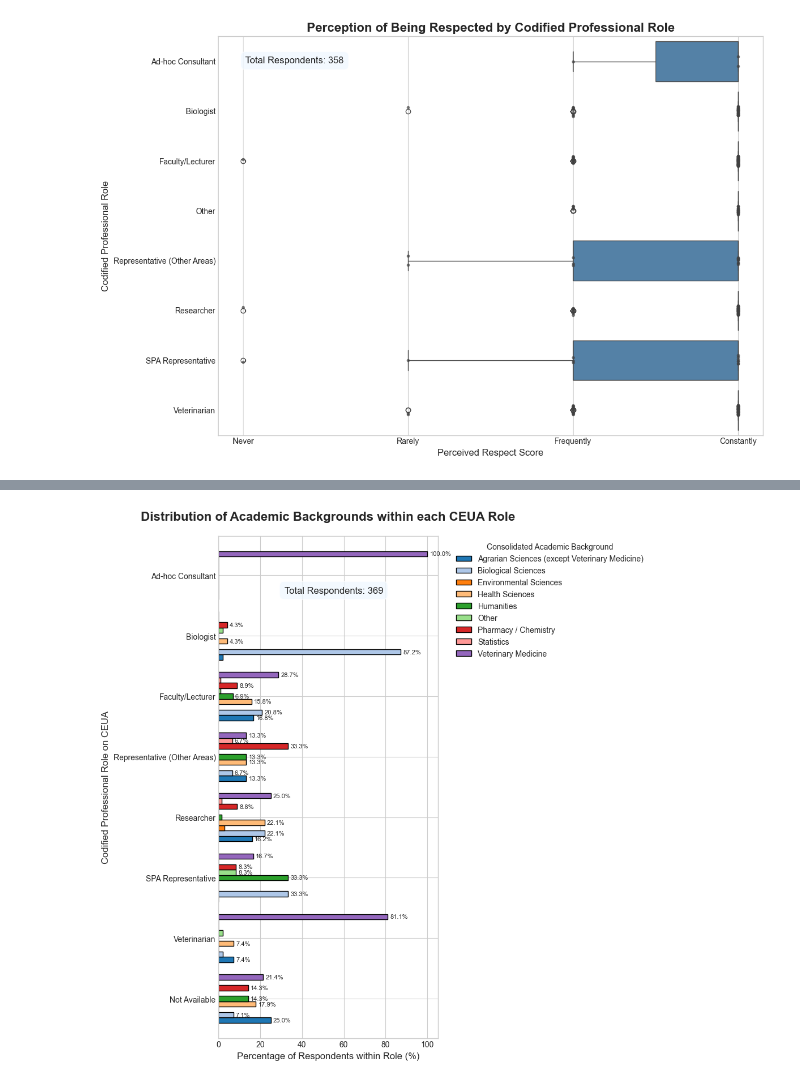
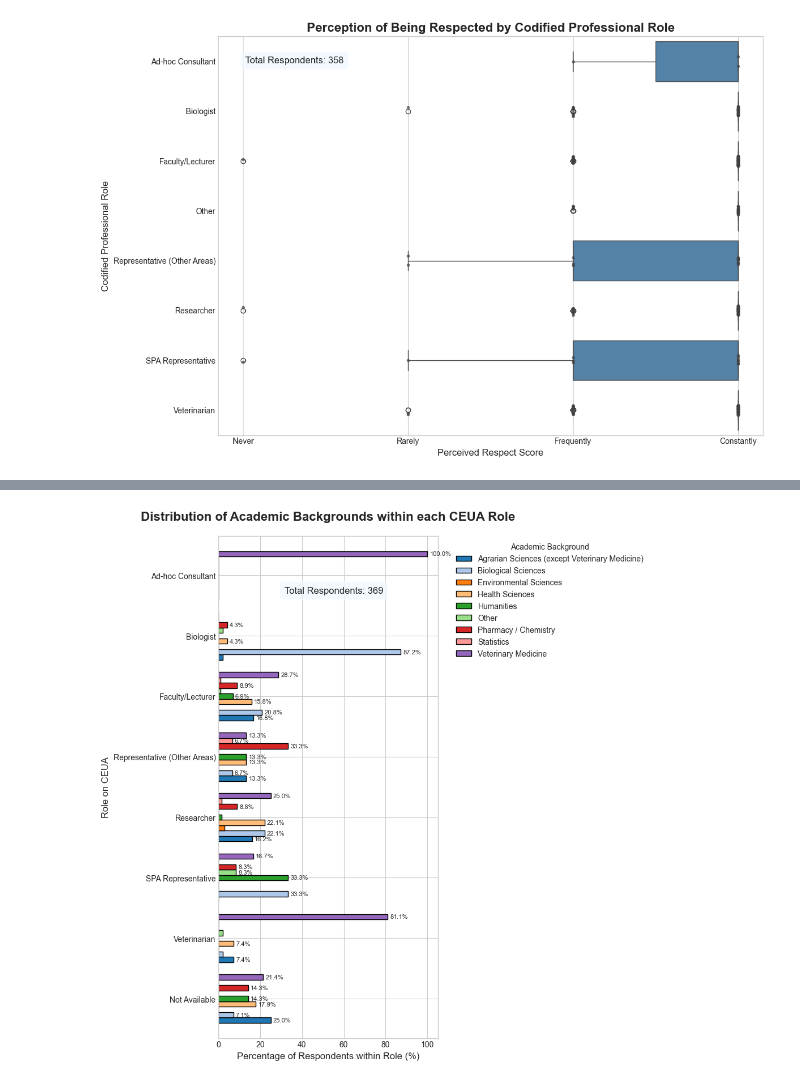
Before and after one commit to 3ff3x0r/CEUAS, a Jupyter notebook: Ceuas_stat.ipynb, the cells around one changed output, grey strips where cells are left out. Cells and saved outputs as stored; diff of their text form; code cells hidden in the pictures.

```diff
--- a/Ceuas_stat.ipynb
+++ b/Ceuas_stat.ipynb
@@ -8043,7 +8043,7 @@ def main():
     plt.xlabel('Proposal Rejection History', fontsize=12)
     plt.ylabel('Time on CEUA (in Years)', fontsize=12)
 
-    ax.text(0.05, 0.95, f'Total Respondents: {final_analysis_count}',
+    ax.text(0.40, 0.90, f'Total Respondents: {final_analysis_count}',
             transform=ax.transAxes, fontsize=12, verticalalignment='top',
             horizontalalignment='left', bbox=dict(boxstyle='round,pad=0.5', fc='aliceblue', alpha=0.8))
 
@@ -8106,7 +8106,8 @@ def get_analysis_data(db_name):
           r."Ativo" = 1;
         """
         df = pd.read_sql_query(query, conn)
-        print("Success: Loaded and joined data for analysis using a plain SQL query.")
+        # Suppressing success message for cleaner output
+        # print("Success: Loaded and joined data for analysis using a plain SQL query.")
         return df
     except Exception as e:
         print(f"An error occurred while querying the database: {e}")
@@ -8145,7 +8146,7 @@ def main():
     df = get_analysis_data(DATABASE_NAME)
 
     if df is None or df.empty:
-        print("Could not proceed with analysis due to data loading issues.")
+        # print("Could not proceed with analysis due to data loading issues.")
         return
 
     df.rename(columns={'Role_Name': 'Role_Raw'}, inplace=True)
@@ -8174,74 +8175,68 @@ def main():
     # --- Contingency Table ---
     contingency_table = pd.crosstab(df['Role'], df['Academic_Group'])
 
-    # --- Chi-Squared Test of Independence ---
-    print("\n" + "="*70)
-    print("### CHI-SQUARED TEST OF INDEPENDENCE: ANALYTICAL REPORT ###")
-    print("="*70)
-
-    # ... (Statistical report is unchanged) ...
-    intro_text = (
-        "This analysis investigates whether an association exists between a member's academic background and the "
-        "role they occupy on the CEUA. The 90+ unique academic backgrounds were consolidated into a smaller set of "
-        "justifiable super-categories. Since both variables are categorical (nominal), the Chi-Squared (χ²) test of "
-        "independence is the correct method to determine if the observed distribution of academic backgrounds across "
-        "roles differs from what would be expected by chance."
-    )
-    print(textwrap.fill(intro_text, 70))
-    print("\n[1] Stating the Hypotheses")
-    print("-" * 70)
-    print("H₀ (Null Hypothesis): There is NO association between academic background and CEUA role.")
-    print("H₁ (Alternative Hypothesis): There IS an association between academic background and CEUA role.")
-    print("-" * 70)
+    # --- Chi-Squared Test of Independence (Calculations only) ---
     chi2, p_value, dof, expected = chi2_contingency(contingency_table)
     n = contingency_table.sum().sum()
     min_dim = min(contingency_table.shape) - 1
     cramers_v = np.sqrt(chi2 / (n * min_dim)) if n > 0 and min_dim > 0 else 0
-    print("\n[2] Statistical Results")
-    print("-" * 70)
-    print(f"  Chi-Squared Statistic (χ²): {chi2:.4f}")
-    print(f"  P-value: {p_value:.4f}")
-    print(f"  Degrees of Freedom: {dof}")
-    print("-" * 70)
-    print("\n[3] Effect Size")
-    print("-" * 70)
-    print(f"  Cramér's V: {cramers_v:.4f}")
-    print(textwrap.fill("Interpretation: Cramér's V measures the strength of association (0=none, 1=perfect). A common guide for this table size is: ~0.1 (small), ~0.2 (medium), ~0.4 (large effect).", 70))
-    print("-" * 70)
-    print("\n[4] Analytical Conclusion")
-    print("-" * 70)
-    if p_value < ALPHA:
-        print(textwrap.fill(f"The p-value ({p_value:.4f}) is less than {ALPHA}. We REJECT the Null Hypothesis. There is a statistically significant association between a member's academic background and the role they hold on the CEUA.", 70))
-    else:
-        print(textwrap.fill(f"The p-value ({p_value:.4f}) is greater than {ALPHA}. We FAIL TO REJECT the Null Hypothesis. There is insufficient evidence to conclude an association exists between the variables.", 70))
-    print("="*70)
+
+    # --- MODIFICATION: All print statements for the report are commented out ---
+    # print("\n" + "="*70)
+    # print("### CHI-SQUARED TEST OF INDEPENDENCE: ANALYTICAL REPORT ###")
+    # print("="*70)
+    # intro_text = (
+    #     "This analysis investigates whether an association exists between a member's academic background and the "
+    #     "role they occupy on the CEUA. The 90+ unique academic backgrounds were consolidated into a smaller set of "
+    #     "justifiable super-categories. Since both variables are categorical (nominal), the Chi-Squared (χ²) test of "
+    #     "independence is the correct method to determine if the observed distribution of academic backgrounds across "
+    #     "roles differs from what would be expected by chance."
+    # )
+    # print(textwrap.fill(intro_text, 70))
+    # print("\n[1] Stating the Hypotheses")
+    # print("-" * 70)
+    # print("H₀ (Null Hypothesis): There is NO association between academic background and CEUA role.")
+    # print("H₁ (Alternative Hypothesis): There IS an association between academic background and CEUA role.")
+    # print("-" * 70)
+    # print("\n[2] Statistical Results")
+    # print("-" * 70)
+    # print(f"  Chi-Squared Statistic (χ²): {chi2:.4f}")
+    # print(f"  P-value: {p_value:.4f}")
+    # print(f"  Degrees of Freedom: {dof}")
+    # print("-" * 70)
+    # print("\n[3] Effect Size")
+    # print("-" * 70)
+    # print(f"  Cramér's V: {cramers_v:.4f}")
+    # print(textwrap.fill("Interpretation: Cramér's V measures the strength of association (0=none, 1=perfect). A common guide for this table size is: ~0.1 (small), ~0.2 (medium), ~0.4 (large effect).", 70))
+    # print("-" * 70)
+    # print("\n[4] Analytical Conclusion")
+    # print("-" * 70)
+    # if p_value < ALPHA:
+    #     print(textwrap.fill(f"The p-value ({p_value:.4f}) is less than {ALPHA}. We REJECT the Null Hypothesis. There is a statistically significant association between a member's academic background and the role they hold on the CEUA.", 70))
+    # else:
+    #     print(textwrap.fill(f"The p-value ({p_value:.4f}) is greater than {ALPHA}. We FAIL TO REJECT the Null Hypothesis. There is insufficient evidence to conclude an association exists between the variables.", 70))
+    # print("="*70)
 
     # --- REVISED VISUALIZATION: Horizontal Grouped Bar Chart ---
-    print("\n--- Generating Visualization ---")
+    # print("\n--- Generating Visualization ---")
 
     proportions_table = contingency_table.div(contingency_table.sum(axis=1), axis=0) * 100
 
-    # --- MODIFIED: Create a custom alphabetical order for the plot's y-axis (roles) ---
-    # 1. Get the list of roles from the table index.
+    # Create a custom alphabetical order for the plot's y-axis (roles)
     main_roles = proportions_table.index.tolist()
     not_available_category = None
     if 'Not Available' in main_roles:
         main_roles.remove('Not Available')
         not_available_category = 'Not Available'
 
-    # 2. Sort the main list of roles alphabetically. This is our desired visual order.
     main_roles.sort()
 
-    # 3. Create the final visual order list.
     final_visual_order = main_roles
     if not_available_category:
         final_visual_order.append(not_available_category)
 
-    # 4. *** CORRECTION: Reverse the list for plotting with 'barh'. ***
-    # The plot renders from the bottom up, so we must provide the data in reverse order.
     plotting_order = final_visual_order[::-1]
 
-    # 5. Re-index the proportions_table using this new plotting_order.
     proportions_table = proportions_table.reindex(plotting_order)
 
     # Use a high-contrast qualitative color palette
@@ -8258,11 +8253,11 @@ def main():
 
     plt.title('Distribution of Academic Backgrounds within each CEUA Role', fontsize=16, fontweight='bold', pad=20)
     plt.xlabel('Percentage of Respondents within Role (%)', fontsize=12)
-    plt.ylabel('Codified Professional Role on CEUA', fontsize=12)
+    plt.ylabel('Role on CEUA', fontsize=12)
     plt.yticks(rotation=0)
     plt.xlim(0, 105)
 
-    plt.legend(title='Consolidated Academic Background', bbox_to_anchor=(1.05, 1), loc='upper left')
+    plt.legend(title='Academic Background', bbox_to_anchor=(1.05, 1), loc='upper left')
 
     for container in ax.containers:
         labels = [f'{v:.1f}%' if v > 3 else '' for v in container.datavalues]
@@ -8298 +8276 @@ academic background and the role they hold on the CEUA.
-[figure, old version]
+[figure, new version]
```
Also changed, not shown: parts of 2 cells of this notebook, 1 other file.
